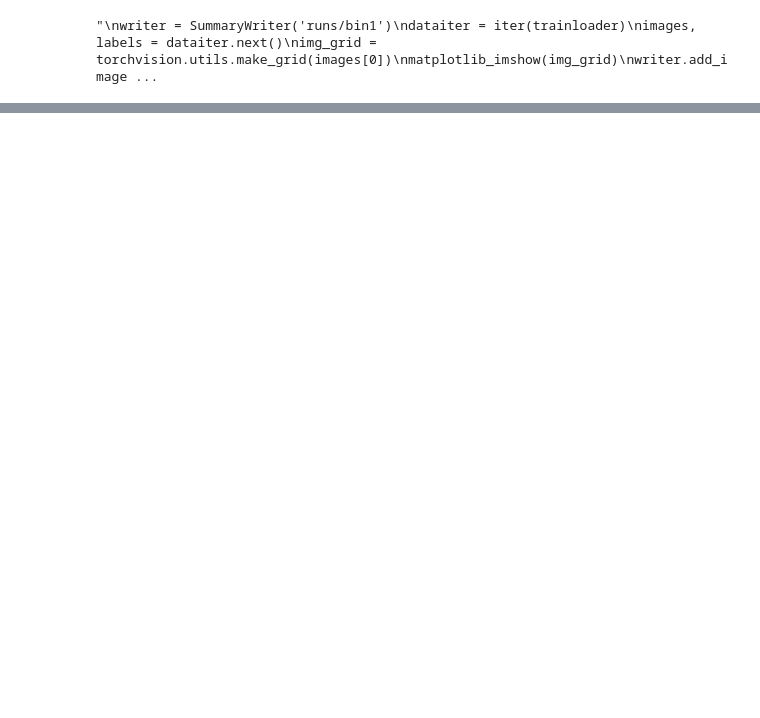
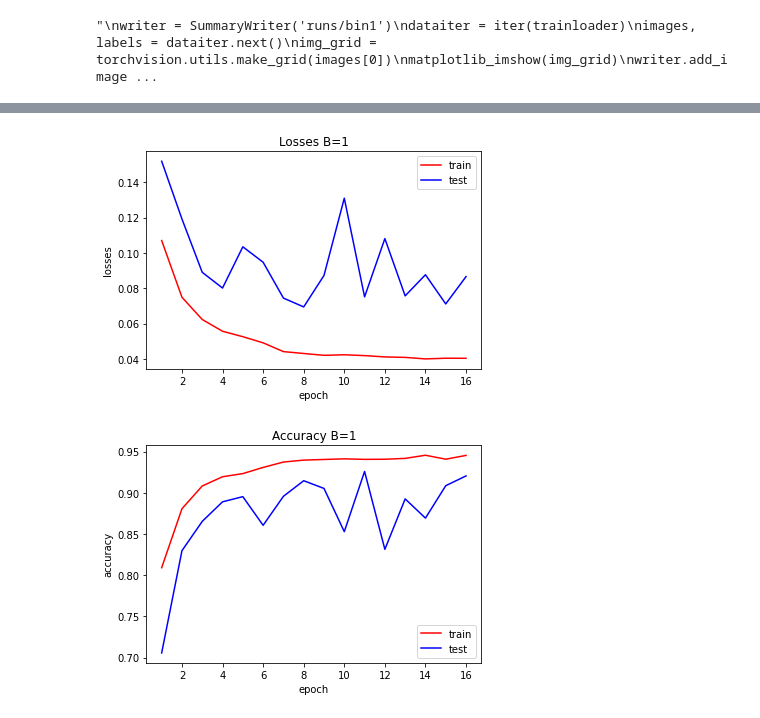
Before and after one commit to molamolabbb/SWGO, a Jupyter notebook: simple_cnn.ipynb, the cells around one changed output, grey strips where cells are left out. Cells and saved outputs as stored; diff of their text form; code cells hidden in the pictures; blank space fills up the shorter version.

```diff
--- a/simple_cnn.ipynb
+++ b/simple_cnn.ipynb
@@ -82,5 +76,5 @@ print('# of Train : {}, # of Test : {}, # of Validation : {}'.format(len(train_s
 # %%
-dataloader = {'train':trainloader, 'valid':valloader}
+dataloader = {'train':trainloader, 'valid':testloader}
 # %%
 class Net(nn.Module):
     def __init__(self):
@@ -115,6 +103,7 @@ optimizer = optim.SGD(net.parameters(), lr = 0.001, momentum=0.9)
 exp_lr_scheduler = optim.lr_scheduler.StepLR(optimizer, step_size=7, gamma=0.1)
 # %%
 def train_model(model, dataloader, criterion, optimizer, scheduler, Ebins, num_epochs=1):
+    batchsize = 4
     since = time.time()
     best_model_wts = model.state_dict()
     best_acc = 0.0
@@ -128,7 +117,7 @@ def train_model(model, dataloader, criterion, optimizer, scheduler, Ebins, num_e
                 scheduler.step()
                 model.train(True)
             else:
-                model.eval()
+                model.train(False)
 
             running_loss = 0.0
             running_corrects= 0
@@ -144,22 +133,28 @@ def train_model(model, dataloader, criterion, optimizer, scheduler, Ebins, num_e
                 if phase=='train':
                     optimizer.zero_grad()
                 outputs = model(inputs)
-                _, preds = torch.max(outputs.data, 1)
-                loss = criterion(outputs, labels.long())
+                #_, preds = torch.max(outputs.data, 1)
+                preds = outputs>0.5
+                loss = criterion(outputs, labels.view(-1,1).float())
                 if phase=='train':
                     loss.backward()
                     optimizer.step()
                 running_loss += loss.data
                 ep_running_loss += loss.data
-                running_corrects += torch.sum(preds==labels.long())
-                ep_running_corrects += torch.sum(preds==labels.long())
+                target = labels.view(-1,1)>0.5
+                running_corrects += torch.sum(preds==target)
+                ep_running_corrects += torch.sum(preds==target)
                 if i%100==99:
+
+                    #writer.add_scalars('loss','train':running_loss/100,)
+
                     writer.add_scalar('{} loss'.format(phase),
                                      running_loss/100,
                                      epoch*len(dataloader[phase])+i)
                     writer.add_scalar('{} Accuracy'.format(phase),
-                                     float(running_corrects)/(100.0*4.0),
+                                     float(running_corrects)/(100.0*batchsize),
                                      epoch*len(dataloader[phase])+i)
+
                     writer.add_figure('predictions vs actuals, {}'.format(phase),
                                      plot_classes_preds(model, inputs, labels),
                                      global_step=epoch*len(dataloader[phase])+i)
@@ -167,8 +162,8 @@ def train_model(model, dataloader, criterion, optimizer, scheduler, Ebins, num_e
                     running_corrects = 0
 
             writer.close()
-            epoch_loss = ep_running_loss/(len(dataloader[phase])*4)
-            epoch_acc = float(ep_running_corrects)/(len(dataloader[phase])*4)
+            epoch_loss = ep_running_loss/(len(dataloader[phase])*batchsize)
+            epoch_acc = float(ep_running_corrects)/(len(dataloader[phase])*batchsize)
             losses[phase].append(epoch_loss)
             accuracy[phase].append(epoch_acc)
             print('{} Loss: {:.4f}, Acc : {:.4f}'.format( phase, epoch_loss, epoch_acc))
@@ -182,22 +177,24 @@ def train_model(model, dataloader, criterion, optimizer, scheduler, Ebins, num_e
     model.load_state_dict(best_model_wts)
     return model,losses,accuracy
 # %%
-def plottingLossAcc(losses,accuracy,datatype,Eb):
+def plottingLossAcc(losses,accuracy,Eb):
   # plotting losses, and accuracy
-    plt.plot(range(1,len(losses)+1),losses, 'r',label='loss')
-    plt.title('{} Losses B={}'.format(datatype.capitalize(), Eb))
+    plt.plot(range(1,len(losses['train'])+1),losses['train'], 'r',label='train')
+    plt.plot(range(1,len(losses['valid'])+1),losses['valid'], 'b',label='test')
+    plt.title('Losses B={}'.format( Eb))
     plt.xlabel('epoch')
     plt.ylabel('losses')
     plt.legend()
-    plt.savefig("plots/300_50000_m2.7/4filter/{}_loss_B{}.png".format(datatype, Eb))
+    plt.savefig("plots/300_50000_m2.7/4filter/loss_B{}.png".format(Eb))
     plt.show()
 
-    plt.plot(range(1,len(accuracy)+1), accuracy, 'r', label='accuracy')
-    plt.title('{} Accuracy B={}'.format(datatype.capitalize(),Eb))
+    plt.plot(range(1,len(accuracy['train'])+1), accuracy['train'], 'r', label='train')
+    plt.plot(range(1,len(accuracy['valid'])+1), accuracy['valid'], 'b', label='test')
+    plt.title('Accuracy B={}'.format(Eb))
     plt.xlabel('epoch')
     plt.ylabel('accuracy')
     plt.legend()
-    plt.savefig("plots/300_50000_m2.7/4filter/{}_accuracy_B{}.png".format(datatype, Eb))
+    plt.savefig("plots/300_50000_m2.7/4filter/accuracy_B{}.png".format(Eb))
     plt.show()
 # %%
 def test(testloader):
@@ -290,5 +286,5 @@ from datetime import datetime
 now = datetime.now()
 logdir = "runs/bin{}/".format(Ebins) + now.strftime("%Y%m%d-%H%M%S") + "/"
 writer = SummaryWriter(logdir)
-net,losses,accuracy = train_model(net, dataloader, criterion, optimizer, exp_lr_scheduler, Ebins,10)
+net,losses,accuracy = train_model(net, dataloader, criterion, optimizer, exp_lr_scheduler, Ebins,16)
 # %% [output]
@@ -326,0 +310,5 @@ Accuracy of the network on the 116 test images: 30 %
+# %%
+plottingLossAcc(losses,accuracy, Eb=Ebins)
+# %% [output]
+[figure, added]
+[figure, added]
```
Also changed, not shown: parts of 15 cells of this notebook.
